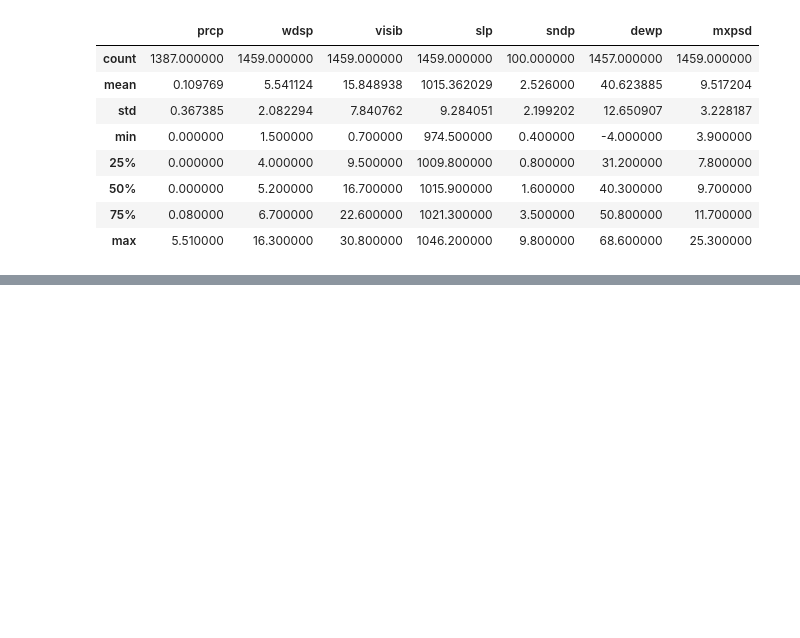
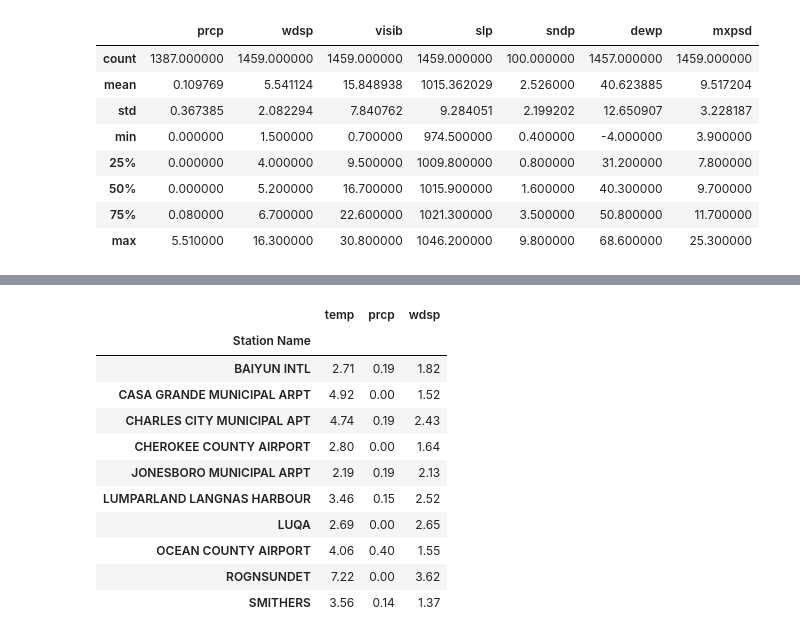
Before and after one commit to igoro00/pdzd, a Jupyter notebook: 2.ipynb, the cells around one changed output, grey strips where cells are left out. Saved outputs shown, nothing was run; the diff lists cells and outputs as text; code cells hidden in the pictures; blank space fills up the shorter version.

```diff
--- a/2.ipynb
+++ b/2.ipynb
@@ -110,0 +262,17 @@ NO[["prcp", "wdsp", "visib", "slp", "sndp", "dewp", "mxpsd"]].describe()
+# %%
+df_selected = df_month[df_month['Station Name'].isin(stations)]
+std_values = df_selected.groupby('Station Name')[['temp','prcp','wdsp']].std().round(2)
+std_values
+# %% [output]
+|  | temp | prcp | wdsp |
+| Station Name |  |  |  |
+| BAIYUN INTL | 2.71 | 0.19 | 1.82 |
+| CASA GRANDE MUNICIPAL ARPT | 4.92 | 0.00 | 1.52 |
+| CHARLES CITY MUNICIPAL APT | 4.74 | 0.19 | 2.43 |
+| CHEROKEE COUNTY AIRPORT | 2.80 | 0.00 | 1.64 |
+| JONESBORO MUNICIPAL ARPT | 2.19 | 0.19 | 2.13 |
+| LUMPARLAND LANGNAS HARBOUR | 3.46 | 0.15 | 2.52 |
+| LUQA | 2.69 | 0.00 | 2.65 |
+| OCEAN COUNTY AIRPORT | 4.06 | 0.40 | 1.55 |
+| ROGNSUNDET | 7.22 | 0.00 | 3.62 |
+| SMITHERS | 3.56 | 0.14 | 1.37 |
```
Also changed, not shown: parts of 12 cells of this notebook, 1 other file.
